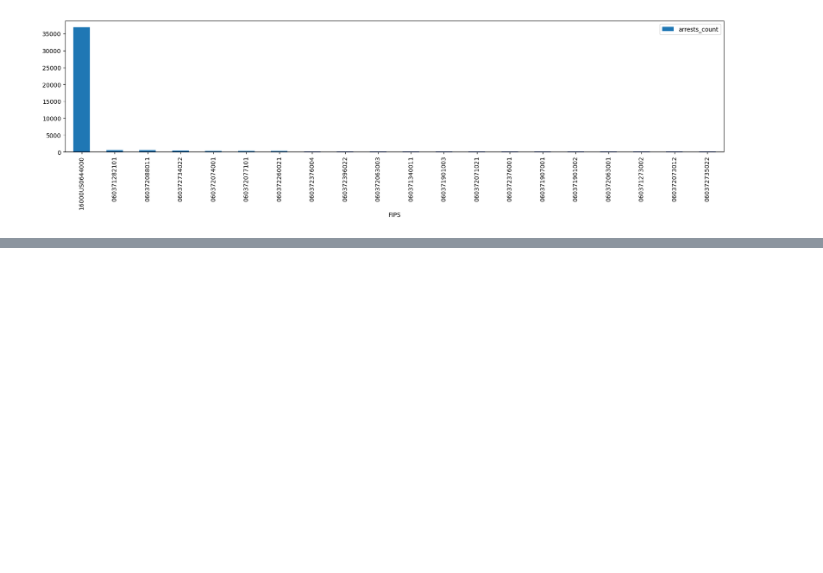
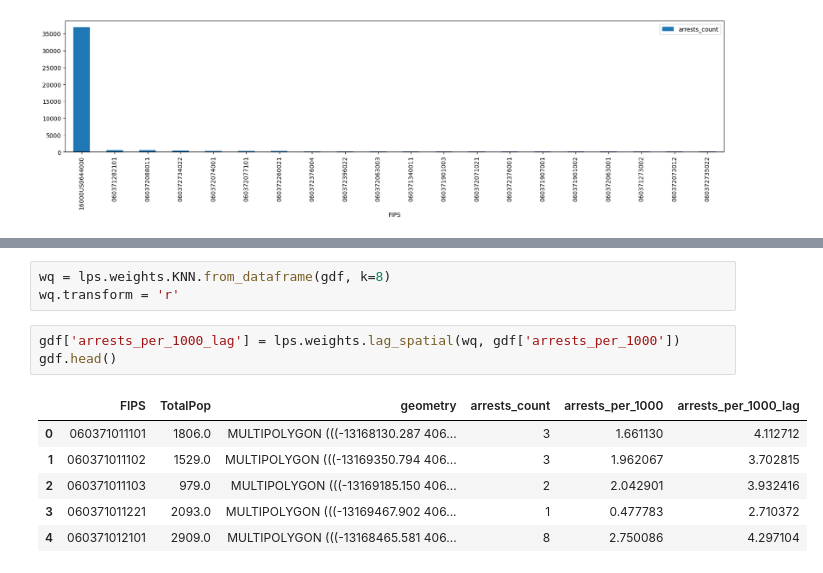
Before and after one commit to babakbadakhshan/Los-Angeles-arrest, a Jupyter notebook: SpatialAutocorrelation.ipynb, the cells around one changed output, grey strips where cells are left out. Saved outputs shown, nothing was run; the diff lists cells and outputs as text; blank space fills up the shorter version.

```diff
--- a/SpatialAutocorrelation.ipynb
+++ b/SpatialAutocorrelation.ipynb
@@ -229,0 +210,13 @@ Text(0.5, 1.0, '2020 July to January 2021 arrests per 1000 people')
+# %%
+wq = lps.weights.KNN.from_dataframe(gdf, k=8)
+wq.transform = 'r'
+# %%
+gdf['arrests_per_1000_lag'] = lps.weights.lag_spatial(wq, gdf['arrests_per_1000'])
+gdf.head()
+# %% [output]
+|  | FIPS | TotalPop | geometry | arrests_count | arrests_per_1000 | arrests_per_1000_lag |
+| 0 | 060371011101 | 1806.0 | MULTIPOLYGON (((-13168130.287 406... | 3 | 1.661130 | 4.112712 |
+| 1 | 060371011102 | 1529.0 | MULTIPOLYGON (((-13169350.794 406... | 3 | 1.962067 | 3.702815 |
+| 2 | 060371011103 | 979.0 | MULTIPOLYGON (((-13169185.150 406... | 2 | 2.042901 | 3.932416 |
+| 3 | 060371011221 | 2093.0 | MULTIPOLYGON (((-13169467.902 406... | 1 | 0.477783 | 2.710372 |
+| 4 | 060371012101 | 2909.0 | MULTIPOLYGON (((-13168465.581 406... | 8 | 2.750086 | 4.297104 |
```
Also changed, not shown: parts of 12 cells of this notebook.
